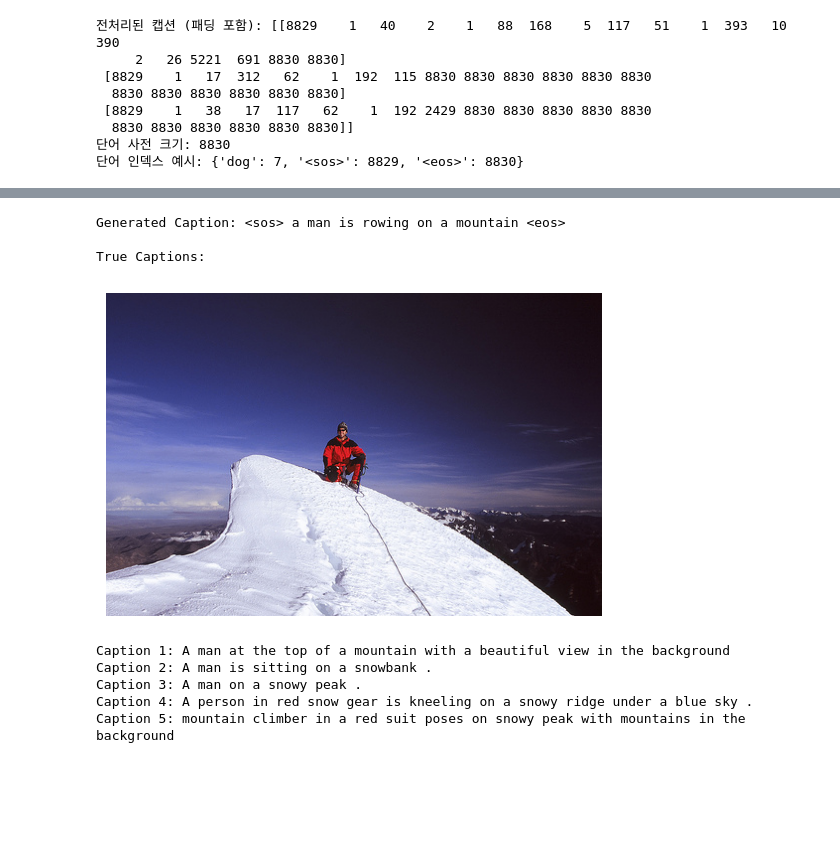
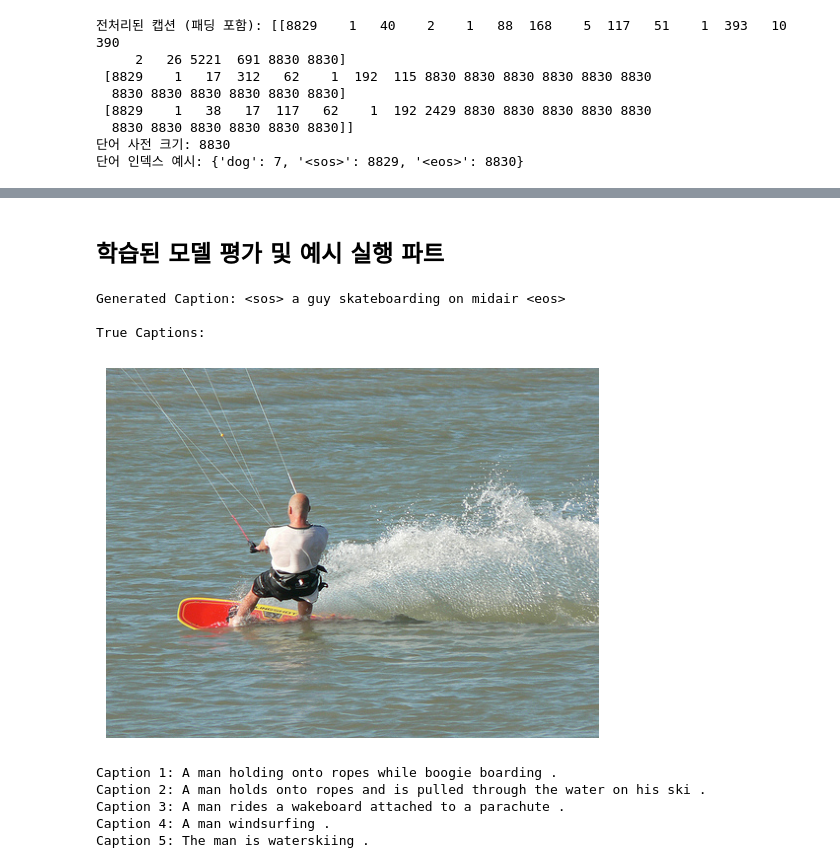
Before and after one commit to 220v-K/DL_Study, a Jupyter notebook: ImageCaptioning/flickr8k_imageCaptioning.ipynb, the cells around one changed output, grey strips where cells are left out. Cells and saved outputs as stored; diff of their text form; code cells hidden in the pictures; blank space fills up the shorter version.

Commit message:
Image Captioning update - flickr8k

```diff
--- a/ImageCaptioning/flickr8k_imageCaptioning.ipynb
+++ b/ImageCaptioning/flickr8k_imageCaptioning.ipynb
@@ -465,3 +625,4 @@ Using device: cuda
 # %%
 # 학습 실행
-train_model(model, data_loader, num_epochs)
+num_epochs = 500
+loss_history, accuracy_history, val_loss_history, val_accuracy_history = train_model(model, train_loader, val_loader, num_epochs)
@@ -485,0 +691,13 @@ GPU Memory Usage: 9752.13 MB, Max Memory: 14435.80 MB, Reserved: 18702.00 MB
+# %%
+import torch
+# 체크포인트 불러오기
+checkpoint = torch.load('/home/gpu_04/jw2020/ImageCaptioning/flickr8k_data/check/checkpoint500_flickr8k_imgcap.pth')
+model.load_state_dict(checkpoint['model_state_dict'])  # model weight
+optimizer.load_state_dict(checkpoint['optimizer_state_dict'])  # Optimizer
+start_epoch = checkpoint['epoch']   # epoch number
+loss_history = checkpoint['train_loss_history']
+accuracy_history = checkpoint['train_acc_history']
+val_loss_history = checkpoint['val_loss_history']
+val_accuracy_history = checkpoint['val_acc_history']
+
+print(f"Checkpoint loaded. Starting from epoch {start_epoch + 1}")
@@ -486,3 +738,5 @@ GPU Memory Usage: 9752.13 MB, Max Memory: 14435.80 MB, Reserved: 18702.00 MB
+# %% [markdown]
+## 학습된 모델 평가 및 예시 실행 파트
 # %%
 import torch
 import torch.nn.functional as F
@@ -526,39 +780,39 @@ def generate_caption(model, image, resnet_model, word_index, max_length=20):
         # Transformer로 다음 단어 예측
         with torch.no_grad():
             output = model(image_feature, caption_tensor)  # (1, seq_len, vocab_size)
             output = output[:, -1, :]  # 가장 마지막 시퀀스의 예측 결과만 사용
             predicted_token = output.argmax(1).item()  # 확률이 가장 높은 토큰 선택
 
         # 예측된 단어를 캡션 인덱스에 추가
         caption_indices.append(predicted_token)
 
         # 예측된 단어가 종료 토큰이면 캡션 생성 중지
         if predicted_token == eos_token:
             break
 
     # 인덱스 -> 단어로 변환하여 최종 캡션 생성
     index_word = {index: word for word, index in word_index.items()}
     caption = ' '.join([index_word[idx] for idx in caption_indices if idx in index_word])
 
     return caption
 
 # 테스트할 이미지 로드 및 캡션 생성
-test_image_path = './Images/55473406_1d2271c1f2.jpg'  # 테스트 이미지 경로 지정
-test_image_name = '55473406_1d2271c1f2.jpg'
+test_image_path = './Images/49553964_cee950f3ba.jpg'  # 테스트 이미지 경로 지정
+test_image_name = '49553964_cee950f3ba.jpg'
 test_image = Image.open(test_image_path).convert('RGB')  # RGB 모드로 변환
 
 generated_caption = generate_caption(model, test_image, resnet50, word_index, max_length=max_length)
 print("Generated Caption:", generated_caption)
 
 print("\nTrue Captions:")
 display_image_with_caption(test_image_name)
 # %% [output]
-Generated Caption: <sos> a man is rowing on a mountain <eos>
+Generated Caption: <sos> a guy skateboarding on midair <eos>
 
 True Captions:
-[figure, old version]
+[figure, new version]
-Caption 1: A man at the top of a mountain with a beautiful view in the background
-Caption 2: A man is sitting on a snowbank .
-Caption 3: A man on a snowy peak .
-Caption 4: A person in red snow gear is kneeling on a snowy ridge under a blue sky .
-Caption 5: mountain climber in a red suit poses on snowy peak with mountains in the background
+Caption 1: A man holding onto ropes while boogie boarding .
+Caption 2: A man holds onto ropes and is pulled through the water on his ski .
+Caption 3: A man rides a wakeboard attached to a parachute .
+Caption 4: A man windsurfing .
+Caption 5: The man is waterskiing .
```
Also changed, not shown: parts of 13 cells of this notebook.
